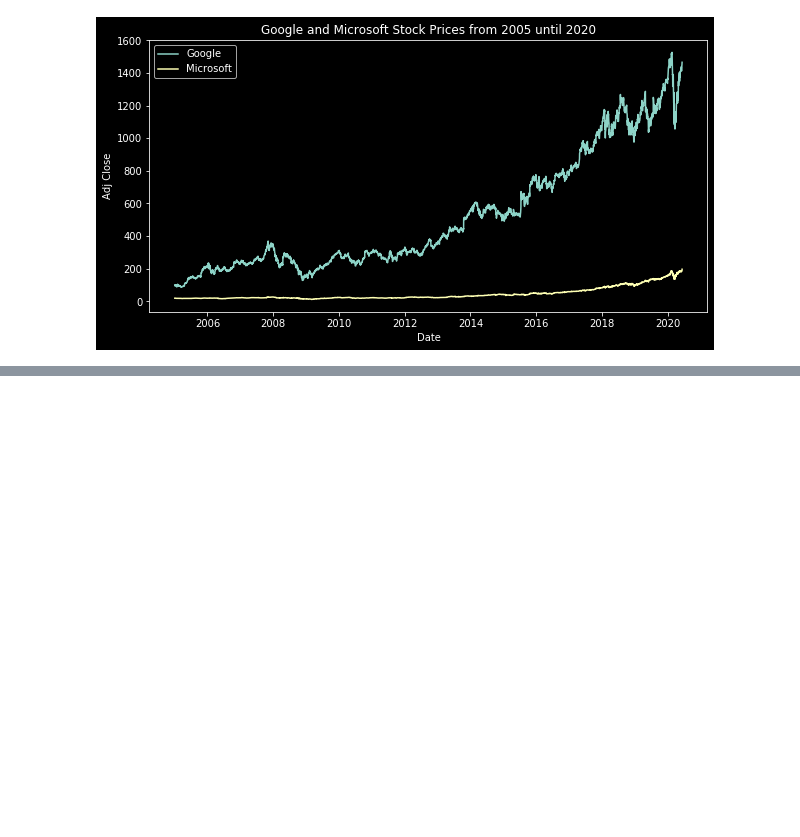
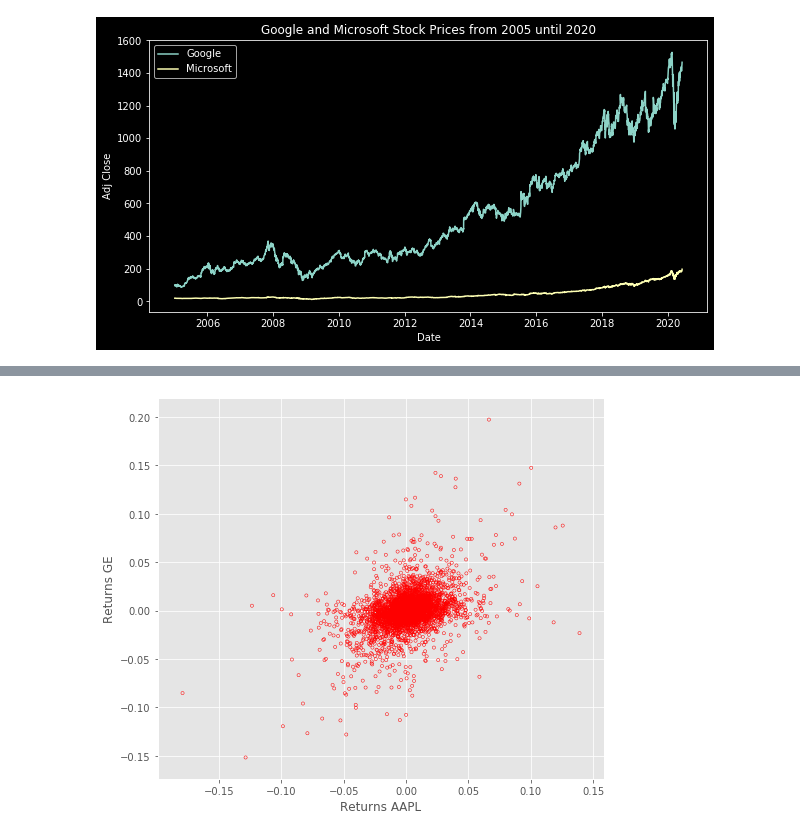
Before and after one commit to sot232/practice_project, a Jupyter notebook: Stock/Stock Analysis in Python.ipynb, the cells around one changed output, grey strips where cells are left out. Cells and saved outputs as stored; diff of their text form; code cells hidden in the pictures; blank space fills up the shorter version.

```diff
--- a/Stock/Stock Analysis in Python.ipynb
+++ b/Stock/Stock Analysis in Python.ipynb
@@ -80,0 +161,8 @@ plt.show()
+# %%
+competitors = web.DataReader(
+    ['AAPL', 'GE', 'GOOG', 'IBM', 'MSFT'],
+    'yahoo',
+    start=start_date,
+    end=end_date
+)['Adj Close']
+competitors.tail()
@@ -80,0 +179,4 @@ plt.show()
+# %%
+retscomp = competitors.pct_change() # percentage change
+corr_comp = retscomp.corr() # correlation
+corr_comp
@@ -80,0 +191,7 @@ plt.show()
+# %%
+plt.scatter(retscomp.AAPL, retscomp.GE, marker='o', s=10, facecolors='none', edgecolors='r')
+plt.xlabel('Returns AAPL')
+plt.ylabel('Returns GE')
+plt.show()
+# %% [output]
+[figure, added]
```
Also changed, not shown: parts of 55 cells of this notebook.
